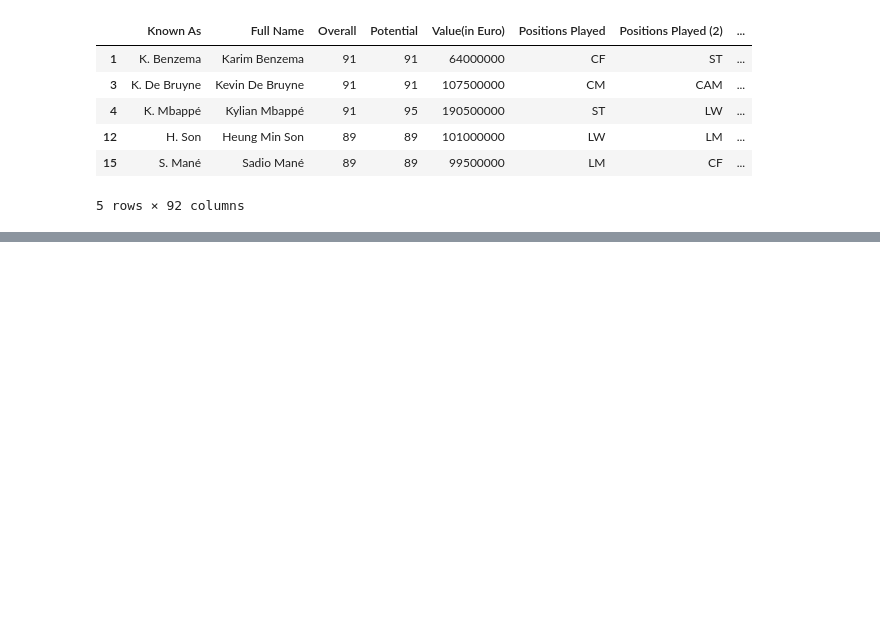
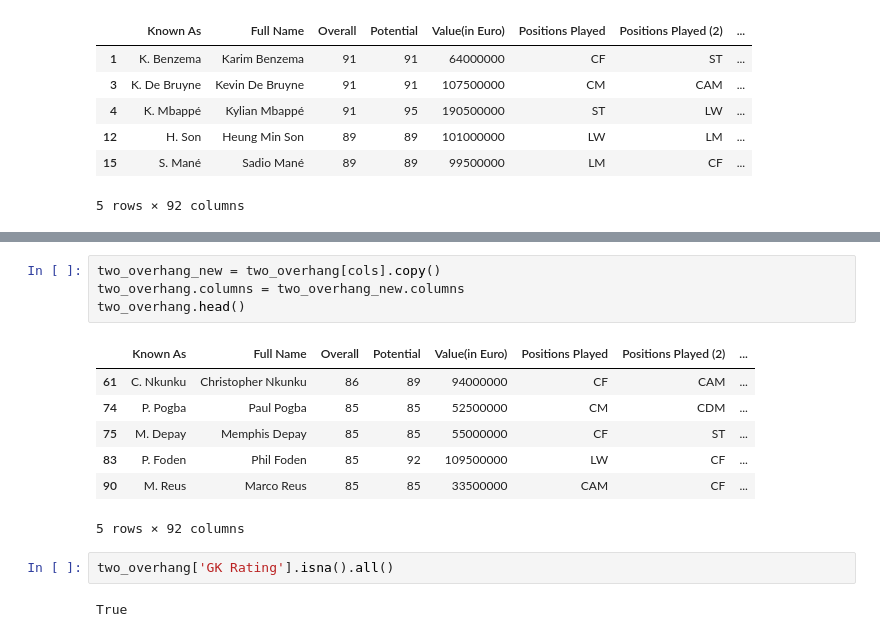
Before and after one commit to ybrenning/ivda, a Jupyter notebook: 01/01-solution.ipynb, the cells around one changed output, grey strips where cells are left out. Cells and saved outputs as stored; diff of their text form; blank space fills up the shorter version.

```diff
--- a/01/01-solution.ipynb
+++ b/01/01-solution.ipynb
@@ -218,0 +250,16 @@ three_pos.head()
+# %%
+two_overhang_new = two_overhang[cols].copy()
+two_overhang.columns = two_overhang_new.columns
+two_overhang.head()
+# %% [output]
+|  | Known As | Full Name | Overall | Potential | Value(in Euro) | Positions Played | Positions Played (2) | ... |
+| 61 | C. Nkunku | Christopher Nkunku | 86 | 89 | 94000000 | CF | CAM | ... |
+| 74 | P. Pogba | Paul Pogba | 85 | 85 | 52500000 | CM | CDM | ... |
+| 75 | M. Depay | Memphis Depay | 85 | 85 | 55000000 | CF | ST | ... |
+| 83 | P. Foden | Phil Foden | 85 | 92 | 109500000 | LW | CF | ... |
+| 90 | M. Reus | Marco Reus | 85 | 85 | 33500000 | CAM | CF | ... |
+5 rows × 92 columns
+# %%
+two_overhang['GK Rating'].isna().all()
+# %% [output]
+True
```
Also changed, not shown: parts of 9 cells of this notebook.
